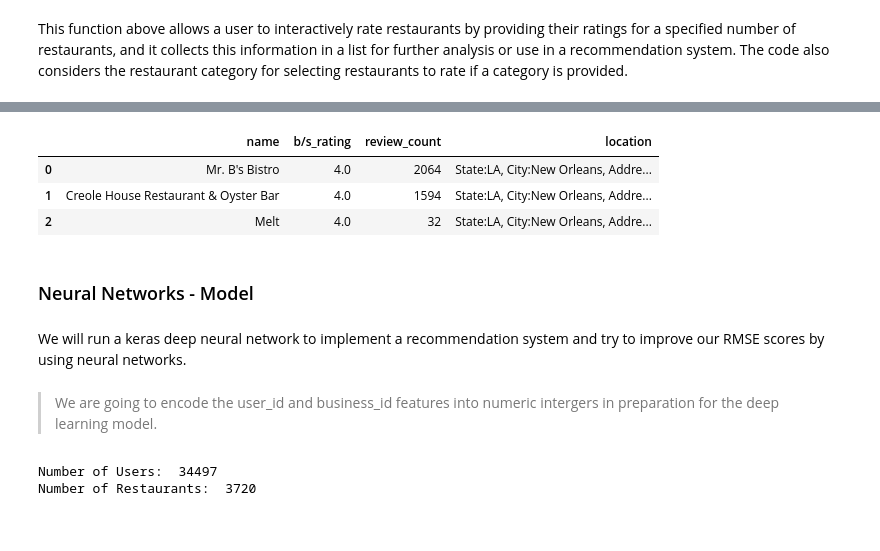
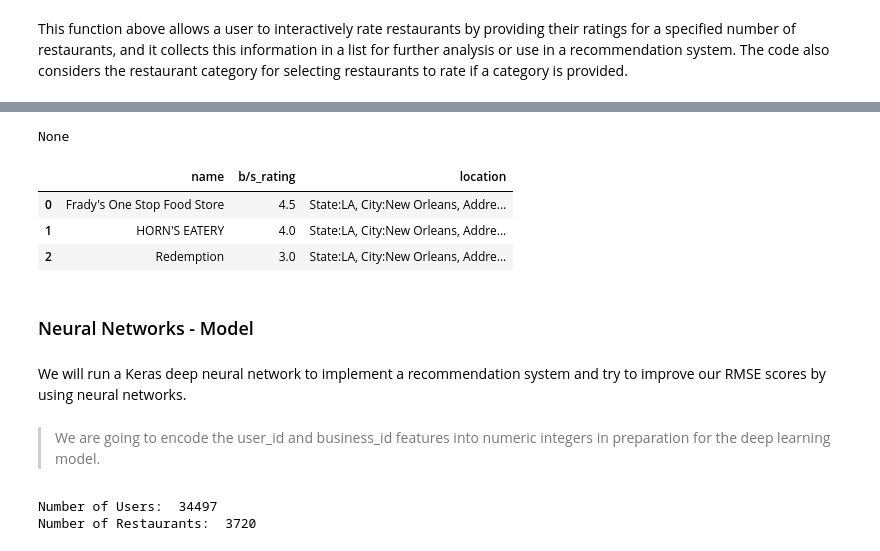
Before and after one commit to sha-ddie/Restaurant-Recommender-System, a Jupyter notebook: student.ipynb, the cells around one changed output, grey strips where cells are left out. Saved outputs shown, nothing was run; the diff lists cells and outputs as text; code cells hidden in the pictures.

```diff
--- a/student.ipynb
+++ b/student.ipynb
@@ -962,6 +1014,12 @@ pickle.dump(df, open('./data/data.pkl', 'wb'))
 print("Files saved...")
 # %% [output]
 Files saved...
+# %%
+with open('./data/cosine_similarity.pkl', 'rb') as file:
+    cosine_similarity=pickle.load(file)
+
+with open('./data/data.pkl', 'rb') as file:
+    df=pickle.load(file)
 # %% [markdown]
 ### Content-Based Model
 
@@ -975,7 +1033,7 @@ Using the cosine similarity matrix we will now create a content-based recommenda
 def folium_map(data):
     """
     The function takes in a dataframe and using the latitude and longitude columns displays a map showing the locations of
-    all the restaurants avaible in the input data
+    all the restaurants available in the input data
     """
     # reseting the index in the input dataframe
     dff=data.reset_index(drop=True)
@@ -990,7 +1048,7 @@ def folium_map(data):
 
 # Adjust this limit to see more or fewer businesses
     limit=dff.shape[0]
-    print(f"{limit-1} Resturant Locations")
+    print(f"{limit-1} Restaurant Locations")
     for index in range(limit-1):
         # Extract information about business
         lat = dff.loc[index,'latitude']
@@ -1342,10 +1400,10 @@ def restaurant_rater(data=df,num:int=3, location:str =None, category:str =None):
     The functions takes the following inputs:
     data: DataFrame - a dataframe containing only rows of the unique business
     num: int - number of ratings
-    location: string - prefered location
-    category: string - prefered category of restaurant
+    location: string - preferred location
+    category: string - preferred category of restaurant
 
-    Then randomly draws a restaurant names from the dataframe for the user to rate
+    Then randomly draws restaurant names from the dataframe for the user to rate
     """
 
     df_restaurant=data
@@ -1368,7 +1426,7 @@ def restaurant_rater(data=df,num:int=3, location:str =None, category:str =None):
         # asks for rating from user
         rating = input("How do you rate this restaurant on a scale of 1-5, Enter: ")
 
-        # creating a function that checkes the validity of the entered rating ie should be bewteen 1-5
+        # creating a function that checks the validity of the entered rating ie should be bewteen 1-5
         def checker(rating):
             if (len(rating)!= 0):
                 while (float(rating)>5) :
@@ -1450,22 +1508,22 @@ def cf_model(df=df,num:int=3, location:str=None, name=None , text=None):
     """
     The function takes the following inputs;
 
-    df: DataFrame - a dataframe containing unique rseturants
+    df: DataFrame - a dataframe containing unique restaurants
     name: str - name of restaurant to recomend similar restaurants
     num:int - number of restaurants to recommend
-    location: string - prefered location
-    category: string - prefered category of restaurant
-    text: - User prefrencese inform of text
+    location: string - preferred location
+    category: string - preferred category of restaurant
+    text: - User preferences in form of text
 
-    The function the takes user ratings and appends then to the dataframe then fits this new dataframe to the SVD model
-    Then predicts this users rating on all the restaurants in the dataframe then selects the top rating predictions and
-    recomends those restaurants
+    The function then takes user ratings and appends them to the dataframe then fits this new dataframe to the SVD model
+    Then predicts this user rating on all the restaurants in the dataframe then selects the top rating predictions and
+    recommends those restaurants
     """
 
     # calling the rater function for user to enter restaurant ratings
     user_ratings=restaurant_rater(num=num, location=location)
 
-    # when the user ratings come back being blank, ie no ratings given ie cold start problem
+    # when the user ratings come back blank, ie no ratings given ie cold start problem
     # then the content-based method is called, which then makes the recommendations
     if len(user_ratings)==0:
         return content_based(df=df,num=num,name=name,location=location,text=text,)
@@ -1500,7 +1558,7 @@ def cf_model(df=df,num:int=3, location:str=None, name=None , text=None):
     # selecting the top 'num'(number of predictions) prediction indicies
     indices=[i[0] for i in top_pred[:num]]
 
-    #using the extracted indices them extract the resturant titles
+    #using the extracted indices extract the restaurant titles
     rec = df.loc[ df['business_id'].isin(indices)].sort_values('b/s_rating', ascending=False)
     display(folium_map(rec))
 
@@ -1569,5 +1628,5 @@ None
 # %%
-# using the cf model to offer content based recommendations
-# and not inputing any ratings on the suggected restaurants
-cf_model(location='New Orleans',text="restaurant with delicious crubs and nice outdoor setting")
+# using the cf model to offer content-based recommendations
+# and not inputting any ratings on the suggected restaurants
+cf_model(location='New Orleans',text="restaurant with delicious crabs and nice outdoor setting")
 # %% [output]
@@ -1594,14 +1652,15 @@ Top 3 Best Resturants Based on entered text:
 [interactive output not drawn]
+None
-|  | name | b/s_rating | review_count | location |
-| 0 | Mr. B's Bistro | 4.0 | 2064 | State:LA, City:New Orleans, Addre... |
-| 1 | Creole House Restaurant & Oyster Bar | 4.0 | 1594 | State:LA, City:New Orleans, Addre... |
-| 2 | Melt | 4.0 | 32 | State:LA, City:New Orleans, Addre... |
+|  | name | b/s_rating | location |
+| 0 | Frady's One Stop Food Store | 4.5 | State:LA, City:New Orleans, Addre... |
+| 1 | HORN'S EATERY | 4.0 | State:LA, City:New Orleans, Addre... |
+| 2 | Redemption | 3.0 | State:LA, City:New Orleans, Addre... |
 # %% [markdown]
 ### Neural Networks - Model
 # %% [markdown]
-We will run a keras deep neural network to implement a recommendation system and try to improve our RMSE scores by using neural networks.
+We will run a Keras deep neural network to implement a recommendation system and try to improve our RMSE scores by using neural networks.
 # %% [markdown]
-> We are going to encode the user_id and business_id features into numeric intergers in preparation for the deep learning model.
+> We are going to encode the user_id and business_id features into numeric integers in preparation for the deep learning model.
 # %%
 
 # Encoding the user_id column
```
Also changed, not shown: parts of 69 cells of this notebook, 1 other file.
